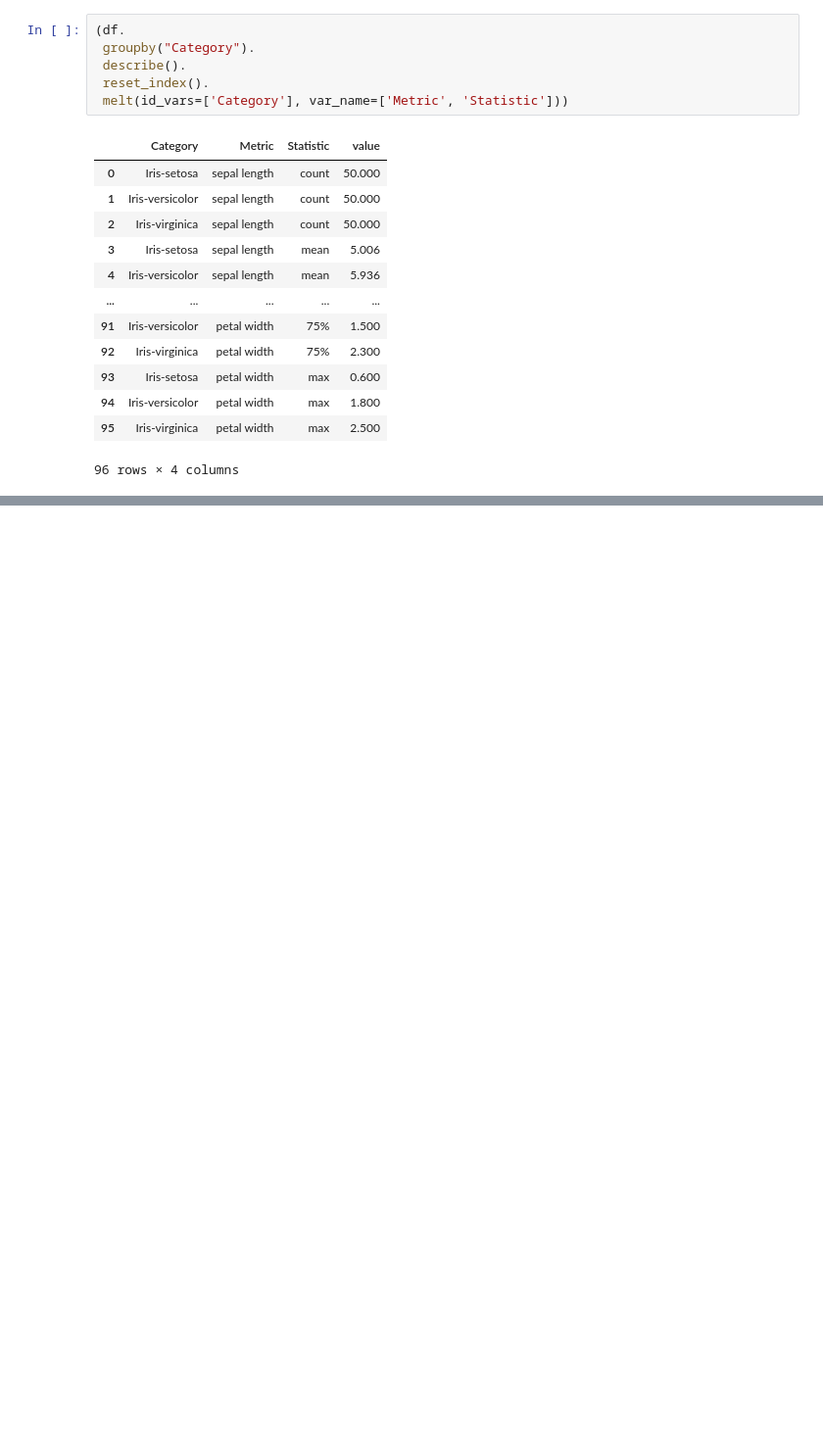
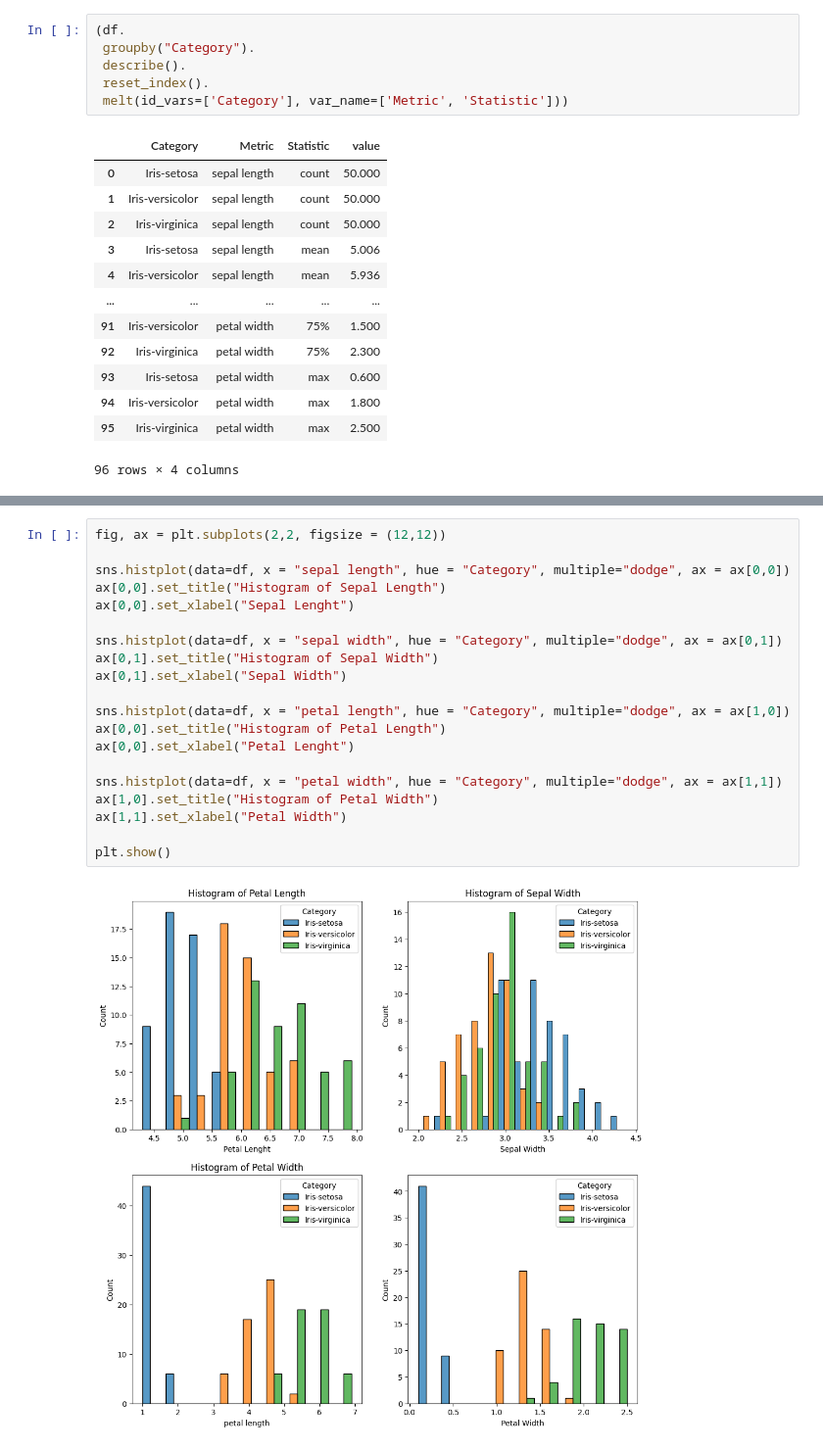
Before and after one commit to daagonzalezsa/Iris, a Jupyter notebook: Iris_Project.ipynb, the cells around one changed output, grey strips where cells are left out. Shown at 98% size. Saved outputs shown, nothing was run; the diff lists cells and outputs as text; blank space fills up the shorter version.

```diff
--- a/Iris_Project.ipynb
+++ b/Iris_Project.ipynb
@@ -63,0 +96,22 @@ Also, we can use the _.describe()_ function to obtain others metrics.
+# %%
+fig, ax = plt.subplots(2,2, figsize = (12,12))
+
+sns.histplot(data=df, x = "sepal length", hue = "Category", multiple="dodge", ax = ax[0,0])
+ax[0,0].set_title("Histogram of Sepal Length")
+ax[0,0].set_xlabel("Sepal Lenght")
+
+sns.histplot(data=df, x = "sepal width", hue = "Category", multiple="dodge", ax = ax[0,1])
+ax[0,1].set_title("Histogram of Sepal Width")
+ax[0,1].set_xlabel("Sepal Width")
+
+sns.histplot(data=df, x = "petal length", hue = "Category", multiple="dodge", ax = ax[1,0])
+ax[0,0].set_title("Histogram of Petal Length")
+ax[0,0].set_xlabel("Petal Lenght")
+
+sns.histplot(data=df, x = "petal width", hue = "Category", multiple="dodge", ax = ax[1,1])
+ax[1,0].set_title("Histogram of Petal Width")
+ax[1,1].set_xlabel("Petal Width")
+
+plt.show()
+# %% [output]
+[figure, added]
```
Also changed, not shown: parts of 3 cells of this notebook.
